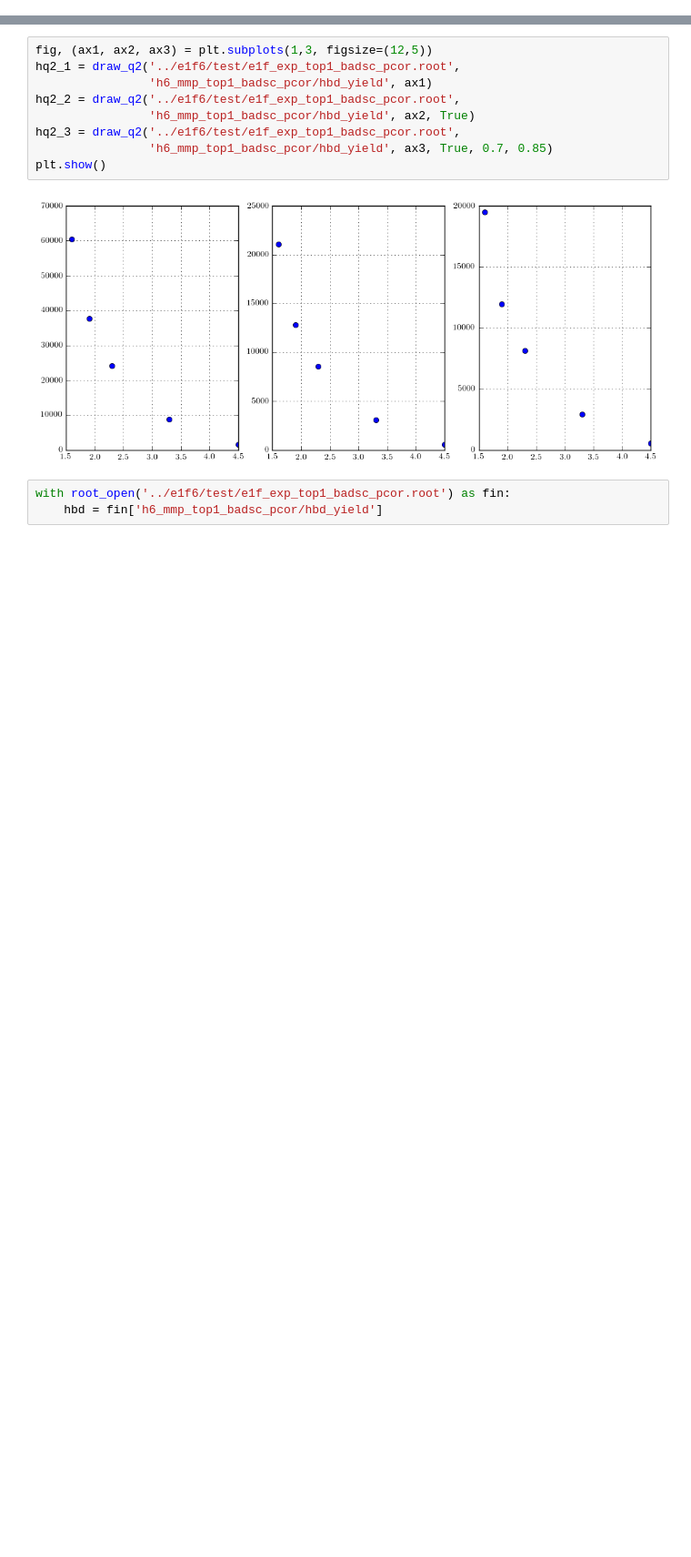
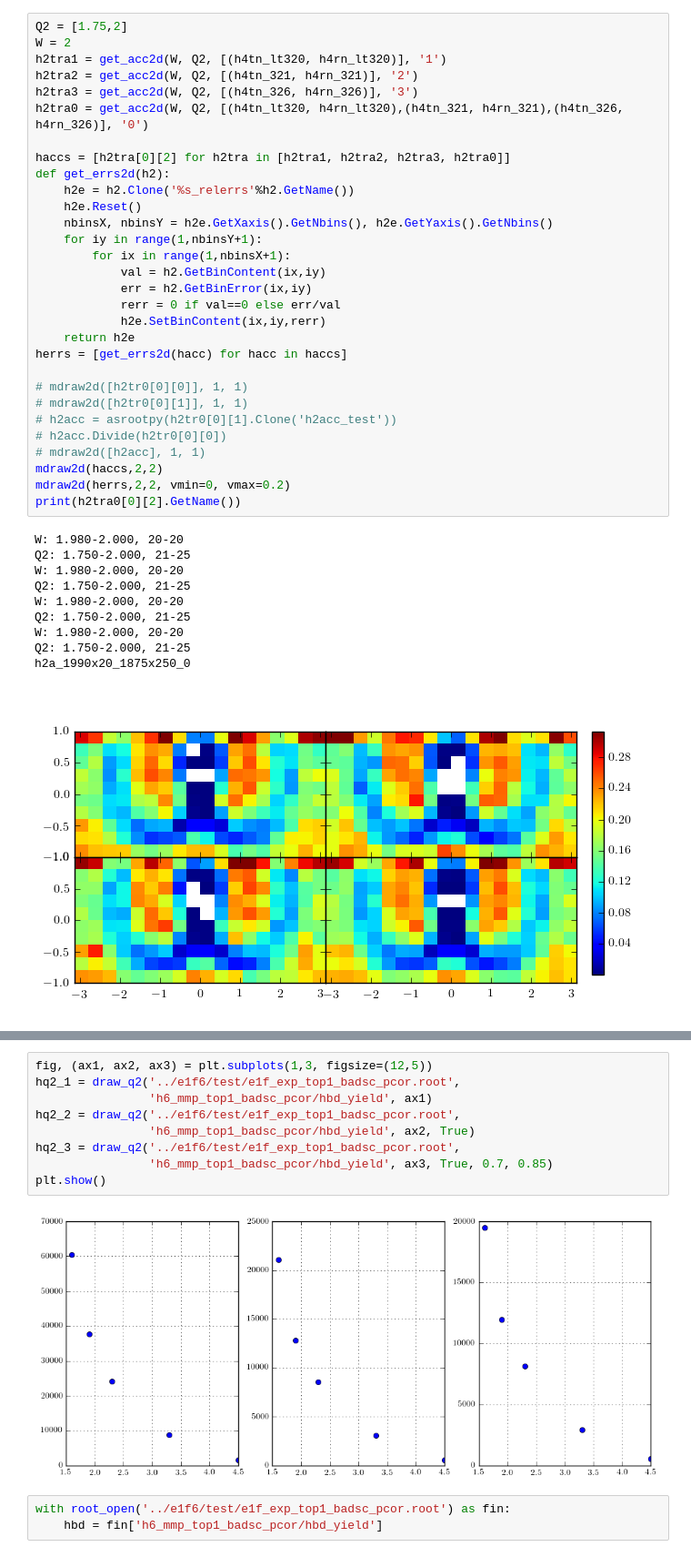
Before and after one commit to evan-phelps/phys-ana-omega, a Jupyter notebook: worksheets/xsects_binned.ipynb, the cells around one changed output, grey strips where cells are left out. Shown at 91% size. Cells and saved outputs as stored; diff of their text form; blank space fills up the shorter version.

```diff
--- a/worksheets/xsects_binned.ipynb
+++ b/worksheets/xsects_binned.ipynb
@@ -96,0 +318,41 @@ def draw_q2(fn, tpath, ax, bgsub=False, mmplo=0.6, mmphi=0.95):
+# %%
+Q2 = [1.75,2]
+W = 2
+h2tra1 = get_acc2d(W, Q2, [(h4tn_lt320, h4rn_lt320)], '1')
+h2tra2 = get_acc2d(W, Q2, [(h4tn_321, h4rn_321)], '2')
+h2tra3 = get_acc2d(W, Q2, [(h4tn_326, h4rn_326)], '3')
+h2tra0 = get_acc2d(W, Q2, [(h4tn_lt320, h4rn_lt320),(h4tn_321, h4rn_321),(h4tn_326, h4rn_326)], '0')
+
+haccs = [h2tra[0][2] for h2tra in [h2tra1, h2tra2, h2tra3, h2tra0]]
+def get_errs2d(h2):
+    h2e = h2.Clone('%s_relerrs'%h2.GetName())
+    h2e.Reset()
+    nbinsX, nbinsY = h2e.GetXaxis().GetNbins(), h2e.GetYaxis().GetNbins()
+    for iy in range(1,nbinsY+1):
+        for ix in range(1,nbinsX+1):
+            val = h2.GetBinContent(ix,iy)
+            err = h2.GetBinError(ix,iy)
+            rerr = 0 if val==0 else err/val
+            h2e.SetBinContent(ix,iy,rerr)
+    return h2e
+herrs = [get_errs2d(hacc) for hacc in haccs]
+
+# mdraw2d([h2tr0[0][0]], 1, 1)
+# mdraw2d([h2tr0[0][1]], 1, 1)
+# h2acc = asrootpy(h2tr0[0][1].Clone('h2acc_test'))
+# h2acc.Divide(h2tr0[0][0])
+# mdraw2d([h2acc], 1, 1)
+mdraw2d(haccs,2,2)
+mdraw2d(herrs,2,2, vmin=0, vmax=0.2)
+print(h2tra0[0][2].GetName())
+# %% [output]
+W: 1.980-2.000, 20-20
+Q2: 1.750-2.000, 21-25
+W: 1.980-2.000, 20-20
+Q2: 1.750-2.000, 21-25
+W: 1.980-2.000, 20-20
+Q2: 1.750-2.000, 21-25
+W: 1.980-2.000, 20-20
+Q2: 1.750-2.000, 21-25
+h2a_1990x20_1875x250_0
+[figure, added]
```
Also changed, not shown: parts of 15 cells of this notebook, 2 other files.
